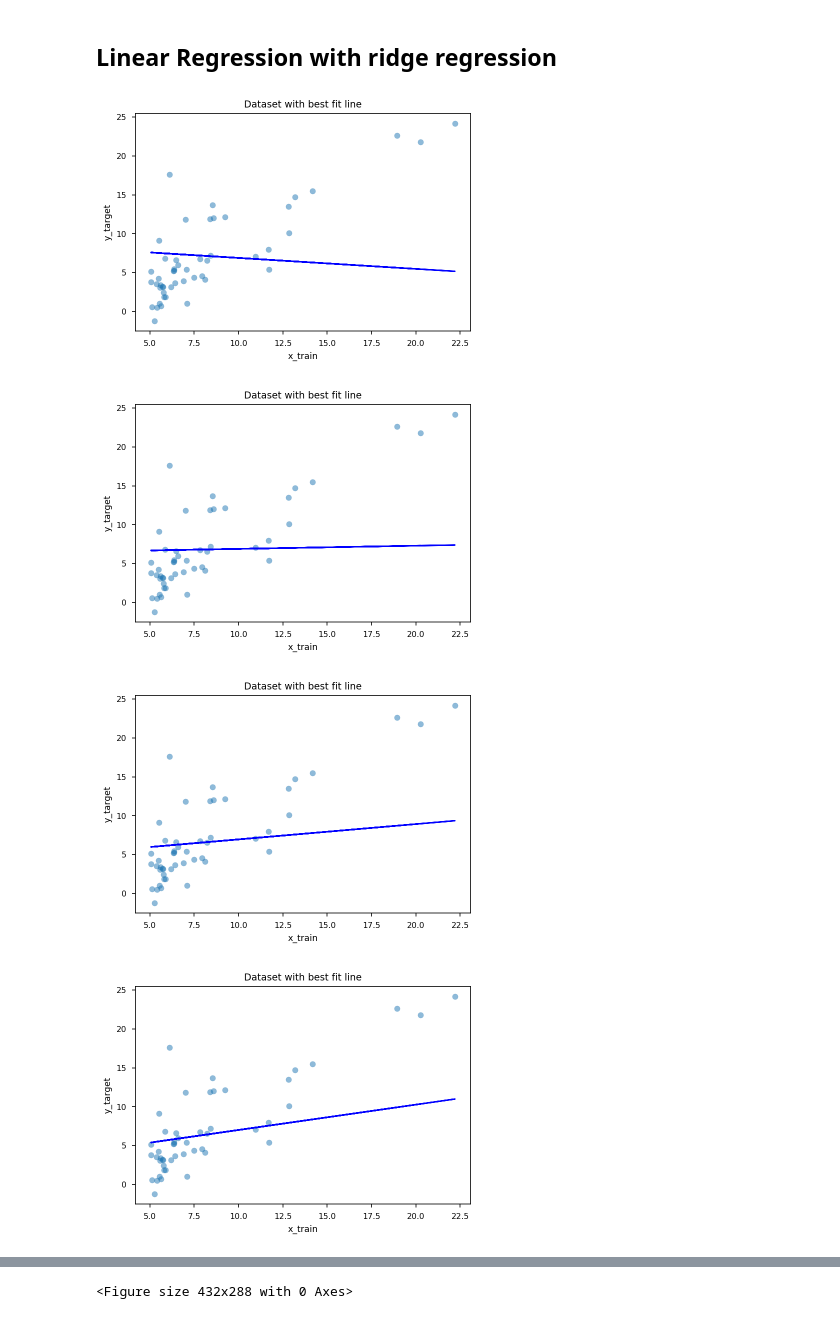
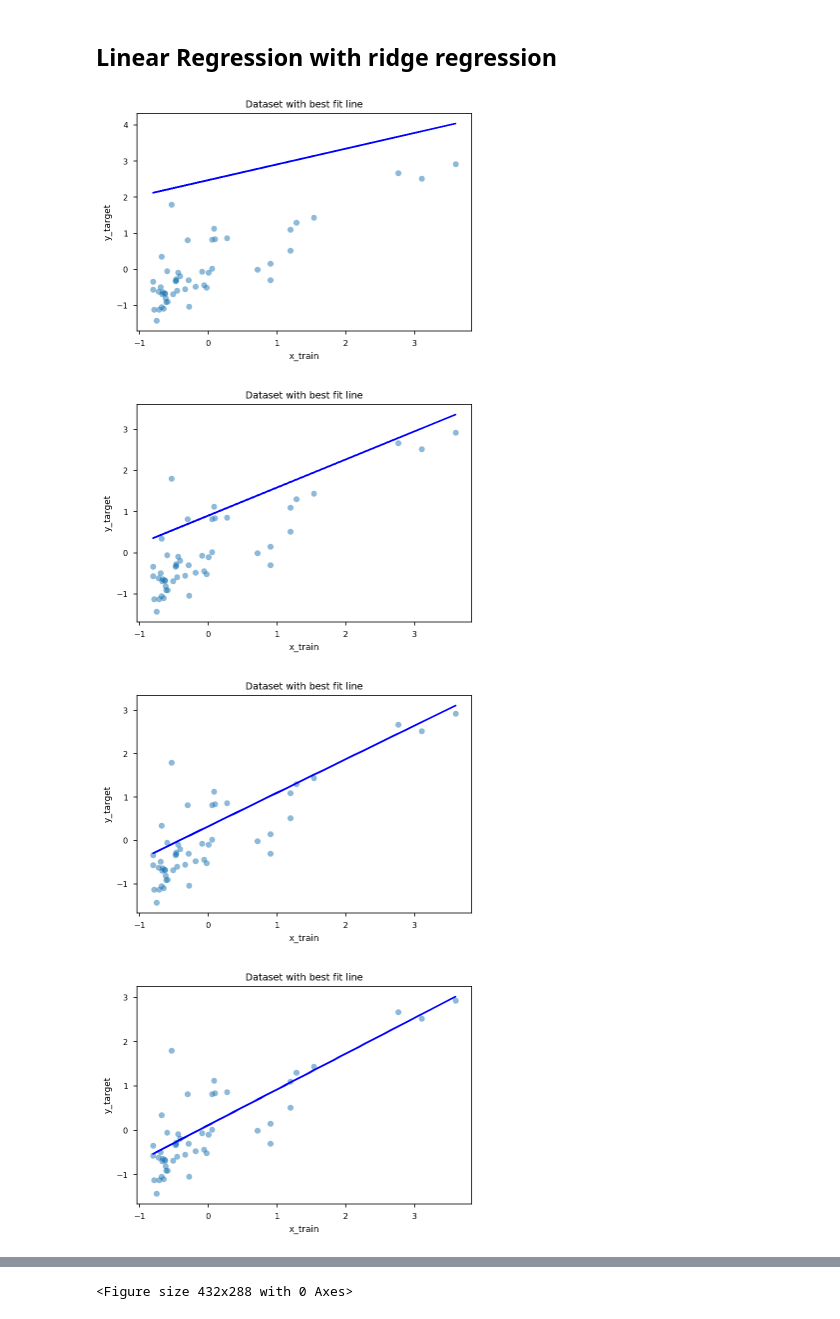
Before and after one commit to SamSamhuns/ml_linear_logistic_regression, a Jupyter notebook: linear_regression.ipynb, the cells around one changed output, grey strips where cells are left out. Cells and saved outputs as stored; diff of their text form; code cells hidden in the pictures.

Commit message:
Add feature normalization functions

```diff
--- a/linear_regression.ipynb
+++ b/linear_regression.ipynb
@@ -43,6 +44,13 @@ plt.show()
 # %% [markdown]
 ### Creating our model with utility functions
 # %%
+# function to normalize the X features, X_feat should be numpy array
+# returns normalized nump ndarray
+# IMPORTANT: always normalize after data has been split binto train and testasdsadsdsdaasdasdsadasdasd, NOT before
+def normalize_feat(X_feat):
+    X_feat = (X_feat - X_feat.mean()) / np.std(X_feat)
+    return X_feat
+
 # Prediction linear or hypothesis function
 def y_pred(X_feat, theta_0, theta_1):
     '''theta_0 and theta_1 are the parameters for this linear model which represent
@@ -72,7 +80,7 @@ class LinearRegressModel:
         self.theta_1 = np.random.random()
         self.mse_loss = [] # for plotting the loss values over time
 
-    def train(self, X_feat, y_target, color='b',learning_rate=0.5, epochs=200):
+    def train(self, X_feat, y_target, color='b',learning_rate=0.15, epochs=200):
         '''func to train the linear regress model
             X_feat and y_target must be np arrays'''
         number_xdata = X_feat.size
@@ -87,8 +95,8 @@ class LinearRegressModel:
                 The Gradient Descent MSE func for linear regression has no local minima'''
 
                 # Simultaneous update of parameters
-                dm_dt0 = (1/number_xdata) * (y_pred(xf, self.theta_0, self.theta_1) - yt)
-                dm_dt1 = (1/number_xdata) * xf * (y_pred(xf, self.theta_0, self.theta_1) - yt)
+                dm_dt0 = (1/number_xdata) * (y_pred(xf, self.theta_0, self.theta_1) - yt) * 1
+                dm_dt1 = (1/number_xdata) * (y_pred(xf, self.theta_0, self.theta_1) - yt) * xf
                 # Gradient descent update
                 self.theta_0 -= learning_rate * dm_dt0
                 self.theta_1 -= learning_rate * dm_dt1
@@ -108,8 +116,3 @@ class LinearRegressModel:
         plt.show()
 # %% [markdown]
 #### Linear Regression model trained with different data sets
-# %%
-l1, l2, l3 = LinearRegressModel(), LinearRegressModel(), LinearRegressModel()
-l1.train(X_feat[:50], y_target[:50], 'r')
-l2.train(X_feat[50:], y_target[50:], 'g')
-l3.train(X_feat, y_target, 'b')
@@ -129,0 +119,10 @@ l3.train(X_feat, y_target, 'b')
+# %%
+l1, l2, l3 = LinearRegressModel(), LinearRegressModel(), LinearRegressModel()
+
+# normalize data for demonstration
+X_n1, X_n2, X_nall = normalize_feat(X_feat[:50]), normalize_feat(X_feat[50:]), normalize_feat(X_feat)
+y_ntf, y_nts, y_nta = normalize_feat(y_target[:50]), normalize_feat(y_target[50:]), normalize_feat(y_target)
+
+l1.train(X_n1, y_ntf, 'r')  # train with first half of data
+l2.train(X_n2, y_nts, 'g') # train with last half of data
+l3.train(X_nall, y_nta, 'b')         # train with entire dataset
@@ -222,9 +235,9 @@ class LinearRegressRegModel:
                 time.sleep(1)
 # %%
 l4 = LinearRegressRegModel()
-l4.train(X_feat[:50], y_target[:50])
+l4.train(X_n1, y_ntf)
 # %% [output]
-[figure, old version]
+[figure, new version]
-[figure, old version]
+[figure, new version]
-[figure, old version]
+[figure, new version]
-[figure, old version]
+[figure, new version]
```
Also changed, not shown: parts of 8 cells of this notebook.
